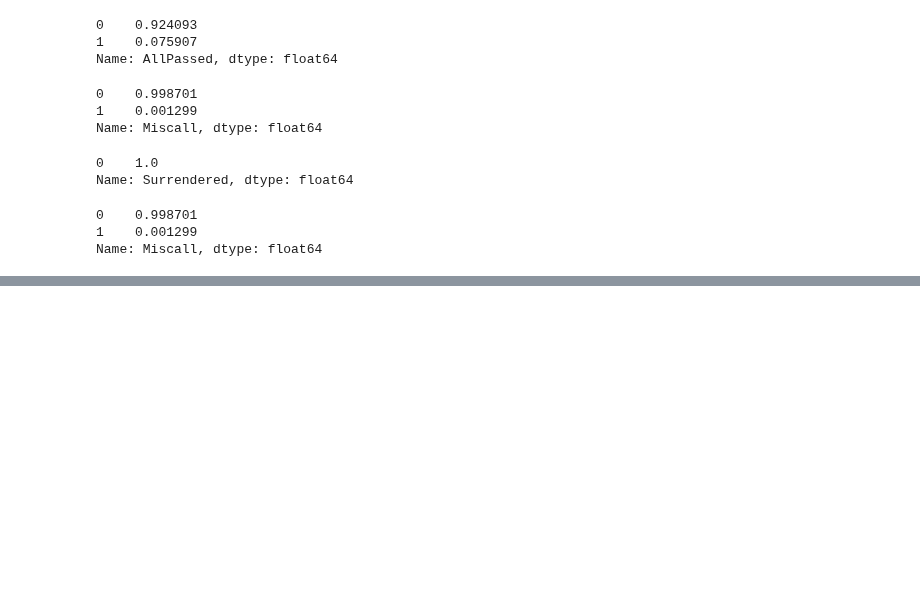
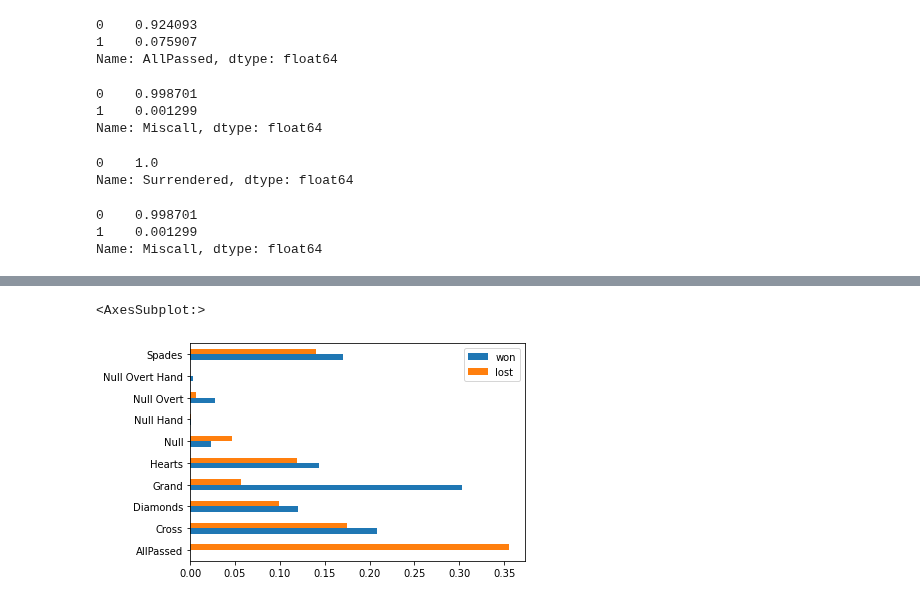
Before and after one commit to SaBeBen/skat_decision_transformer, a Jupyter notebook: data pipeline/data pipeline bl.ipynb, the cells around one changed output, grey strips where cells are left out. Drawn from its saved outputs; the diff is of its cells as text; code cells hidden in the pictures; blank space fills up the shorter version.

Commit message:
transferring the data pipeline to other 5 datasets

```diff
--- a/data pipeline/data pipeline bl.ipynb
+++ b/data pipeline/data pipeline bl.ipynb
@@ -316 +305,10 @@ AllPassed           0.000000
 Name: Game, dtype: float64
+# %%
+# Filter the games that were lost
+games_lost = skat_bl_game_data_frame[skat_bl_game_data_frame["Won"] == 0]
+
+game_variants_lost = games_lost["Game"].value_counts(normalize=True)
+game_variants_lost = game_variants_lost.rename(
+    index={24: "Grand", 12: "Cross", 11: "Spades", 10: "Hearts", 9: "Diamonds", 0: "AllPassed", 23: "Null",
+           46: "Null Overt", 59: "Null Overt Hand", 35: "Null Hand"})
+game_variants_lost
@@ -317 +330,9 @@ Name: Game, dtype: float64
+# %%
+# direct comparison of lost and won games
+comp_won_lost = pd.DataFrame({"won": game_variants_won,
+                              "lost": game_variants_lost})
+comp_won_lost.plot.barh()
+# %% [output]
+<AxesSubplot:>
+[figure, added]
 # %%
```
Also changed, not shown: parts of 12 cells of this notebook, 15 other files.
